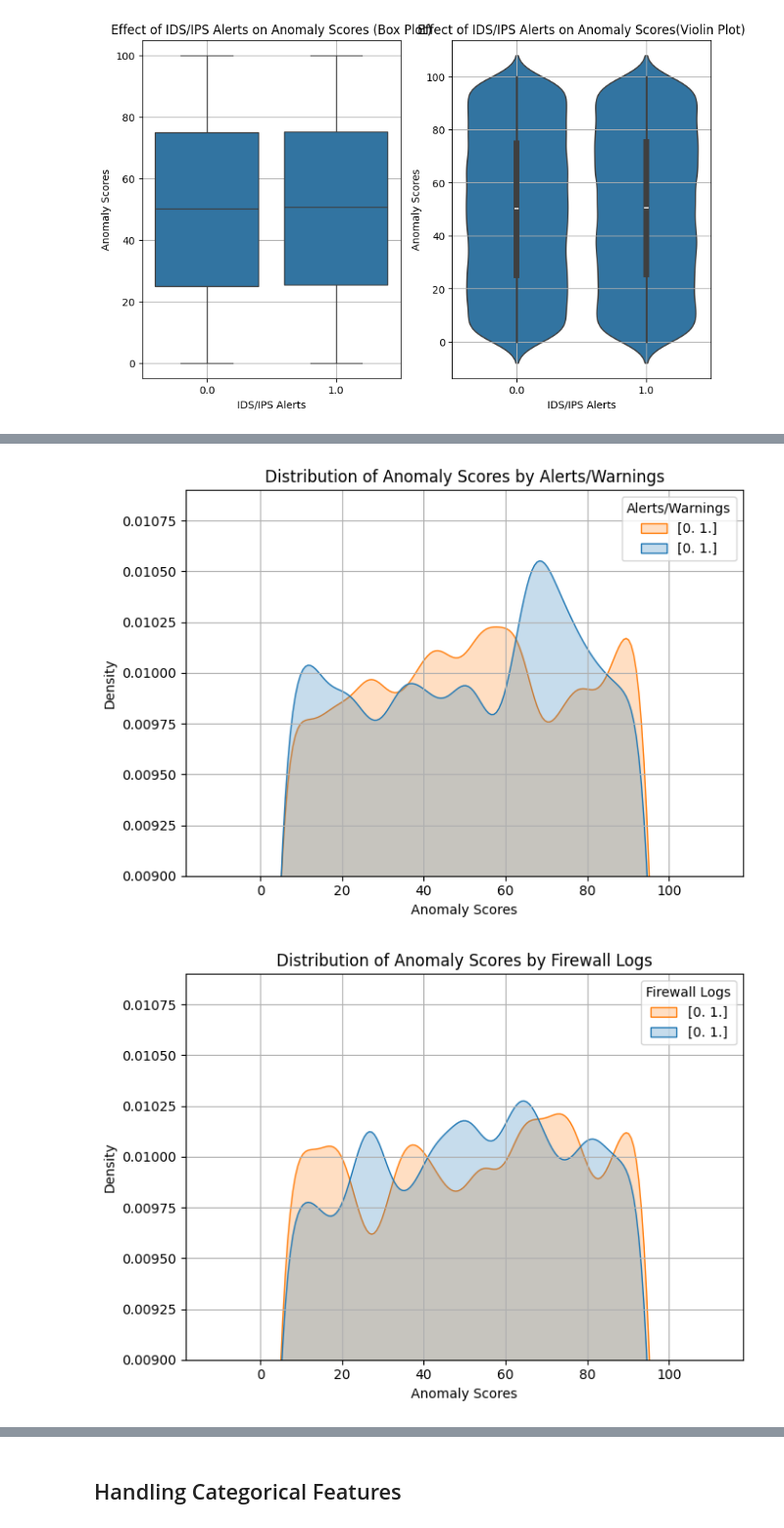
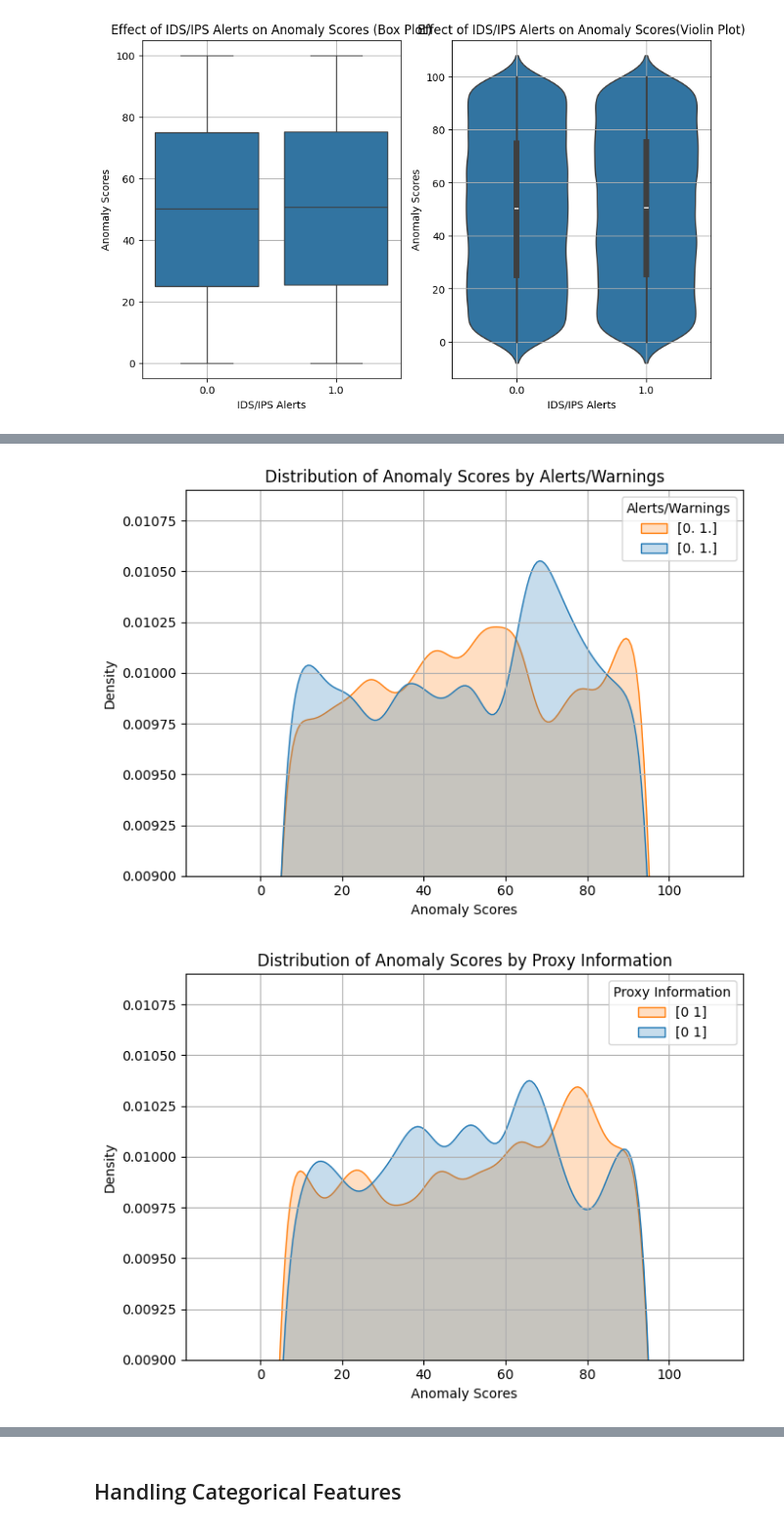
Before and after one commit to polymons/Deep-Learning-Experiments, a Jupyter notebook: network-data-analysis.ipynb, the cells around one changed output, grey strips where cells are left out. Shown at 98% size. Drawn from its saved outputs; the diff is of its cells as text; code cells hidden in the pictures.

```diff
--- a/network-data-analysis.ipynb
+++ b/network-data-analysis.ipynb
@@ -304,7 +304,7 @@ df['Alerts/Warnings'].replace('Alert Triggered', 1, inplace=True)
 df['Alerts/Warnings'].fillna(0, inplace=True)
 
 df['Proxy Information'].fillna(0, inplace=True)
-#df.loc[df['Proxy Information'] != 0, 'Proxy Information'] = 1
+df.loc[df['Proxy Information'] != 0, 'Proxy Information'] = 1
 
 df['Firewall Logs'].replace('Log Data', 1, inplace=True)
 df['Firewall Logs'].fillna(0, inplace=True)
@@ -341,11 +341,11 @@ plot_correlation(df,'IDS/IPS Alerts')
 [figure]
 [figure]
 # %%
-none_cols = ['Malware Indicators','Alerts/Warnings','Firewall Logs','IDS/IPS Alerts']
+#none_cols = ['Malware Indicators','Alerts/Warnings','Firewall Logs','IDS/IPS Alerts']
 
 for col in none_cols:
     plot_features_vals_density(df,col)
 # %% [output]
 [figure]
 [figure]
-[figure, old version]
+[figure, new version]
```
Also changed, not shown: parts of 34 cells of this notebook.
